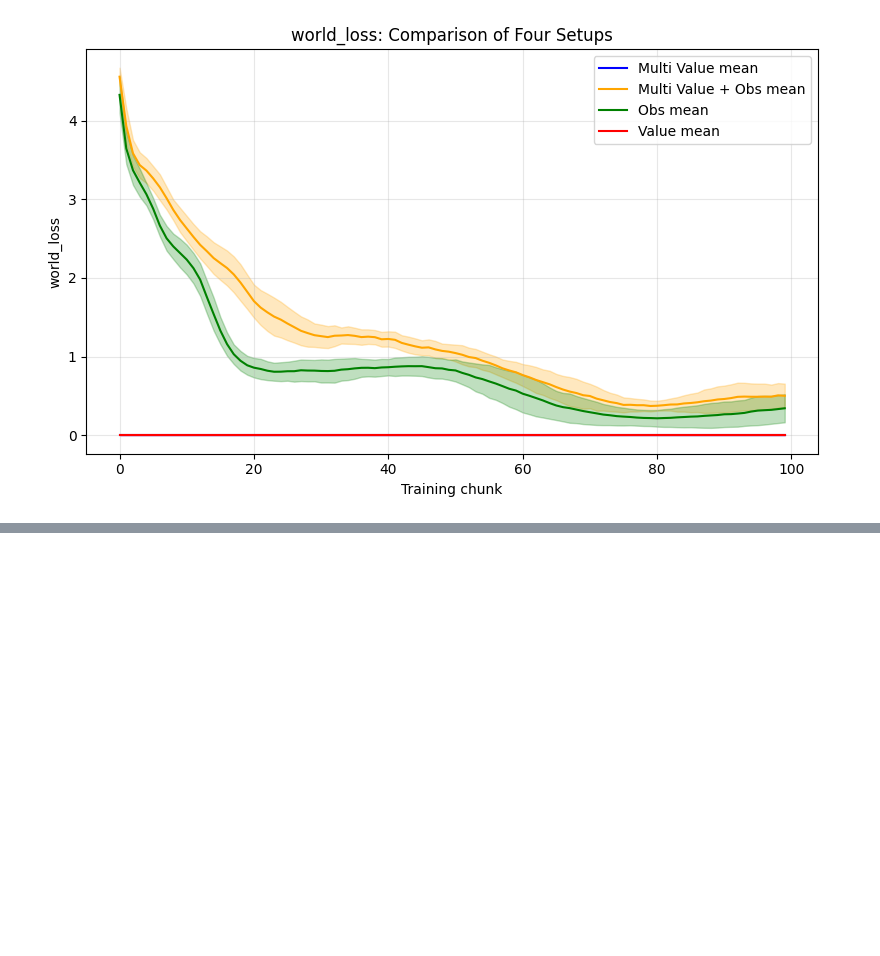
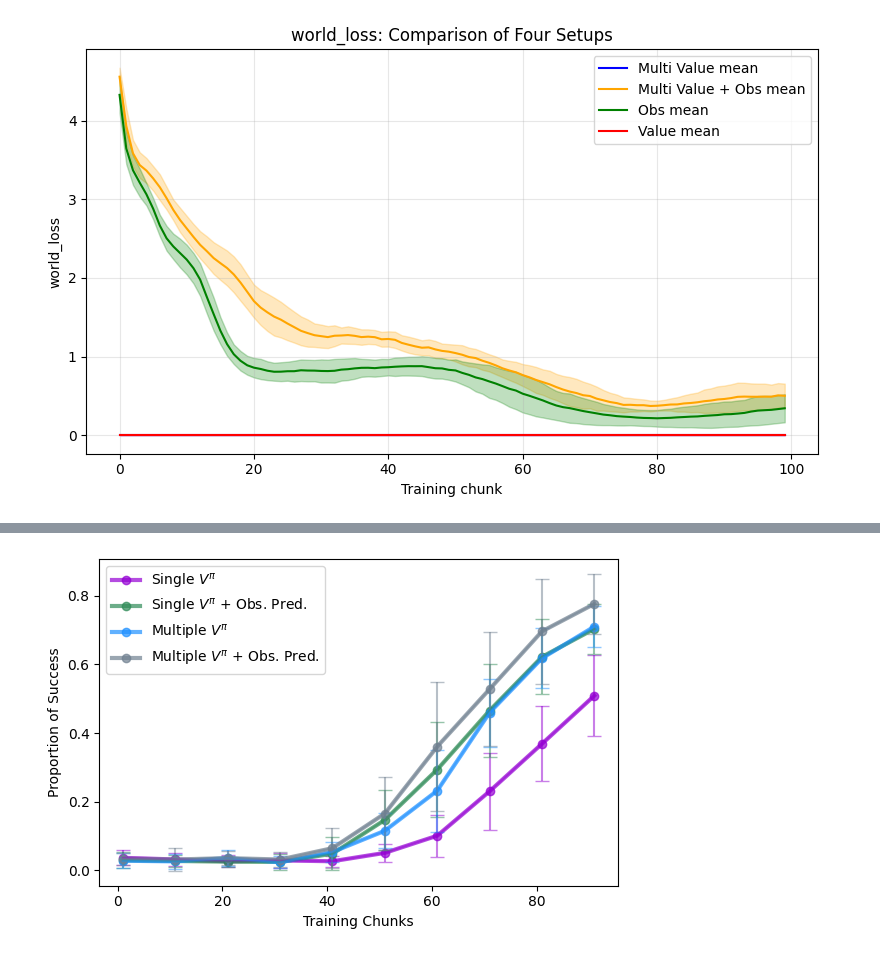
Before and after one commit to dkornai/emergent-beliefs, a Jupyter notebook: analyse.ipynb, the cells around one changed output, grey strips where cells are left out. Cells and saved outputs as stored; diff of their text form; code cells hidden in the pictures; blank space fills up the shorter version.

```diff
--- a/analyse.ipynb
+++ b/analyse.ipynb
@@ -126,0 +262,45 @@ Loaded: results/single_value/9/training_logs.csv
+# %%
+x = 'index'
+#x = 'linear'
+y = 'success_rate'
+#y = 'linear'
+
+plt.figure(figsize=(6,4))
+
+mean_df, std_df, sem_df = extractor('test2',25)
+col = 'darkviolet'
+
+plt.plot(mean_df[x], mean_df[y], c=col, linewidth=3, label = 'Single $V^\pi$', alpha=0.7, marker='o')
+#plt.fill_between(mean_df[x], mean_df[y] - std_df[y], mean_df[y] + std_df[y], color=col, alpha=0.1)
+plt.errorbar(mean_df[x], mean_df[y],  std_df[y], color=col, alpha=0.5, capsize = 5)
+
+
+mean_df, std_df, sem_df = extractor('test',25)
+col = 'seagreen'
+
+plt.plot(mean_df[x], mean_df[y], c=col, linewidth=3, label = 'Single $V^\pi$ + Obs. Pred.', alpha=0.7, marker='o')
+#plt.fill_between(mean_df[x], mean_df[y] - std_df[y], mean_df[y] + std_df[y], color=col, alpha=0.1)
+plt.errorbar(mean_df[x], mean_df[y],  std_df[y], color=col, alpha=0.5, capsize = 5)
+col = 'dodgerblue'
+
+mean_df, std_df, sem_df = extractor('test3',25)
+
+plt.plot(mean_df[x], mean_df[y], c=col, linewidth=3, label = 'Multiple $V^\pi$', alpha=0.7, marker='o')
+#plt.fill_between(mean_df[x], mean_df[y] - std_df[y], mean_df[y] + std_df[y], color=col, alpha=0.1)
+plt.errorbar(mean_df[x], mean_df[y],  std_df[y], color=col, alpha=0.5, capsize = 5)
+
+mean_df, std_df, sem_df = extractor('test4',20)
+col = 'slategray'
+
+plt.plot(mean_df[x], mean_df[y], c=col, linewidth=3, label = 'Multiple $V^\pi$ + Obs. Pred.', alpha=0.7, marker='o')
+#plt.fill_between(mean_df[x], mean_df[y] - std_df[y], mean_df[y] + std_df[y], color=col, alpha=0.1)
+plt.errorbar(mean_df[x], mean_df[y],  std_df[y], color=col, alpha=0.5, capsize = 5)
+
+plt.xlabel("Training Chunks")
+plt.ylabel("Proportion of Success")
+plt.legend()
+plt.tight_layout()
+#plt.gca.invert_xaxis()
+plt.savefig("figures/train_succ.pdf")
+# %% [output]
+[figure, added]
```
Also changed, not shown: parts of 6 cells of this notebook, 1 other file.
